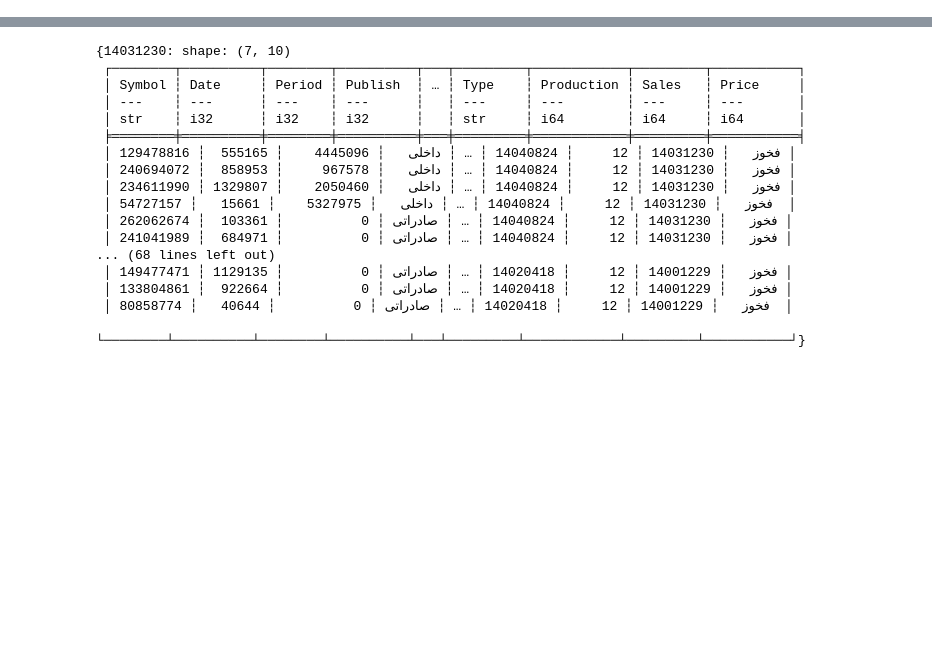
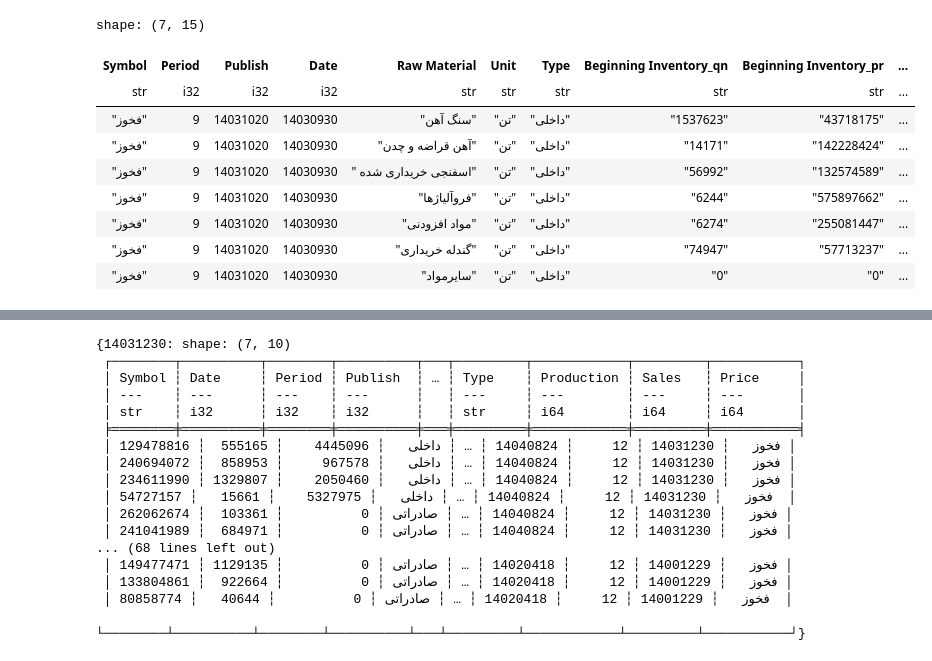
Before and after one commit to elmiramehralizadeh-stack/Python-initial-first-project, a Jupyter notebook: run_test.ipynb, the cells around one changed output, grey strips where cells are left out. Cells and saved outputs as stored; diff of their text form; code cells hidden in the pictures; blank space fills up the shorter version.

```diff
--- a/run_test.ipynb
+++ b/run_test.ipynb
@@ -30,3 +30,20 @@ def run_program(symbol: str, year: int = 1400):
 # %%
 symbol = 'فخوز'
 all_reports = run_program(symbol)
+# %%
+url = all_reports['14031230']['RawMaterial'][14030930]['url']
+date = 14030930
+publish = 14031020
+period = 9
+rf.creat_raw_material_dataframe(symbol, url, date, period, publish)['report_this_year']
+# %% [output]
+shape: (7, 15)
+| Symbol | Period | Publish | Date | Raw Material | Unit | Type | Beginning Inventory_qn | Beginning Inventory_pr | ... |
+| str | i32 | i32 | i32 | str | str | str | str | str | ... |
+| "فخوز" | 9 | 14031020 | 14030930 | "سنگ آهن" | "تن" | "داخلی" | "1537623" | "43718175" | ... |
+| "فخوز" | 9 | 14031020 | 14030930 | "آهن قراضه و چدن" | "تن" | "داخلی" | "14171" | "142228424" | ... |
+| "فخوز" | 9 | 14031020 | 14030930 | " اسفنجی خریداری شده" | "تن" | "داخلی" | "56992" | "132574589" | ... |
+| "فخوز" | 9 | 14031020 | 14030930 | "فروآلیاژها" | "تن" | "داخلی" | "6244" | "575897662" | ... |
+| "فخوز" | 9 | 14031020 | 14030930 | "مواد افزودنی" | "تن" | "داخلی" | "6274" | "255081447" | ... |
+| "فخوز" | 9 | 14031020 | 14030930 | "گندله خریداری" | "تن" | "داخلی" | "74947" | "57713237" | ... |
+| "فخوز" | 9 | 14031020 | 14030930 | "سایرمواد" | "تن" | "داخلی" | "0" | "0" | ... |
```
Also changed, not shown: parts of 17 cells of this notebook, 2 other files.
